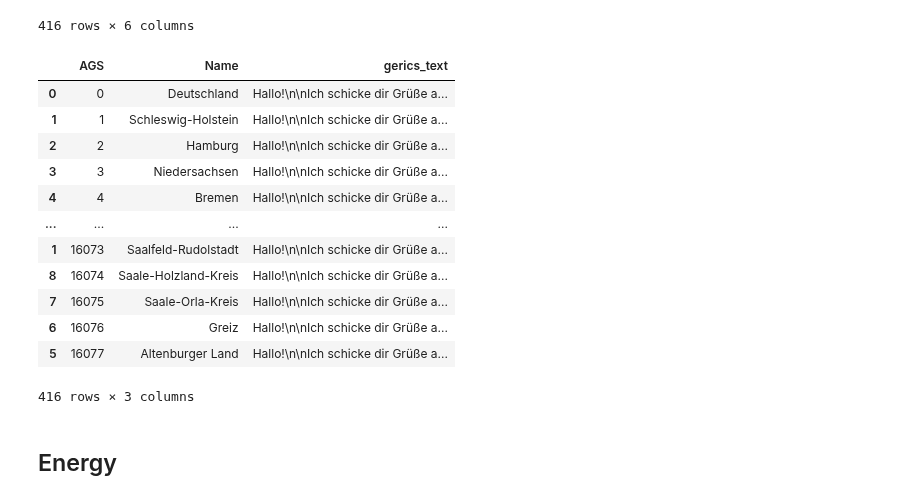
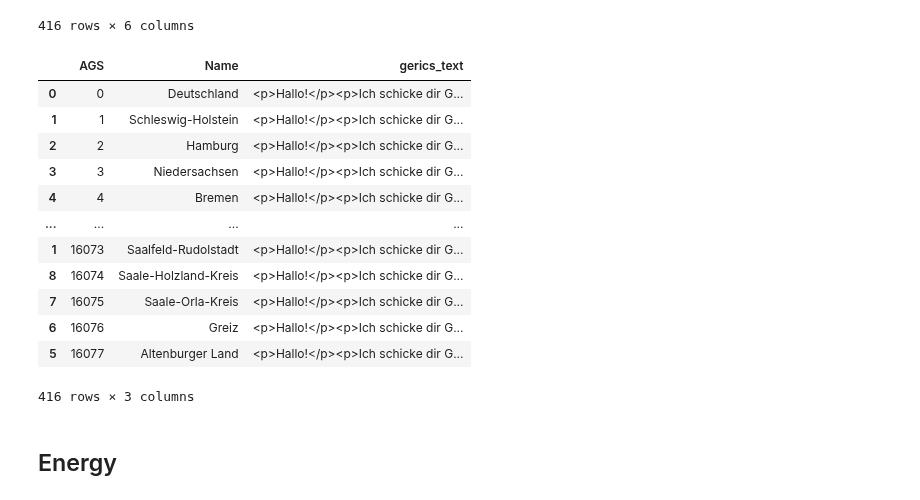
Before and after one commit to uclab-potsdam/klimataz, a Jupyter notebook: data/final_postcard_text.ipynb, the cells around one changed output. Drawn from its saved outputs; the diff is of its cells as text; code cells hidden in the pictures.

```diff
--- a/data/final_postcard_text.ipynb
+++ b/data/final_postcard_text.ipynb
@@ -71,22 +71,22 @@ gerics_df
 # %%
 #create base dataframe for postcard texts
 postcards_df = gerics_df[['AGS','Name']].copy()
-postcards_df['gerics_text'] = gerics_df.agg(lambda x: f'''Hallo!\n\nIch schicke dir Grüße aus dem schönen <span className='location-name'>{x['Name']}</span>. Derzeit wird es hier an durchschnittlich <span className="gerics-data">{str(round(x['1971-2000'],1)).replace(".", ",")} Tagen</span> im Jahr über 30 Grad, aber wenn wir so weitermachen, könnten es Mitte des Jahrhunderts schon <span className="gerics-data">{str(round(x['2036-2065'],1)).replace(".", ",")}</span> sein. <span className="gerics-data">{round(x['percentage change'])} Prozent mehr!</span>\n\n''',
+postcards_df['gerics_text'] = gerics_df.agg(lambda x: f'''<p>Hallo!</p><p>Ich schicke dir Grüße aus dem schönen <span className='location-name'>{x['Name']}</span>. Derzeit wird es hier an durchschnittlich <span className="gerics-data">{str(round(x['1971-2000'],1)).replace(".", ",")} Tagen</span> im Jahr über 30 Grad, aber wenn wir so weitermachen, könnten es Mitte des Jahrhunderts schon <span className="gerics-data">{str(round(x['2036-2065'],1)).replace(".", ",")}</span> sein. <span className="gerics-data">{round(x['percentage change'])} Prozent mehr!</span></p><p>''',
                                             axis=1)
 postcards_df
 # %% [output]
 |  | AGS | Name | gerics_text |
-| 0 | 0 | Deutschland | Hallo!\n\nIch schicke dir Grüße a... |
-| 1 | 1 | Schleswig-Holstein | Hallo!\n\nIch schicke dir Grüße a... |
-| 2 | 2 | Hamburg | Hallo!\n\nIch schicke dir Grüße a... |
-| 3 | 3 | Niedersachsen | Hallo!\n\nIch schicke dir Grüße a... |
-| 4 | 4 | Bremen | Hallo!\n\nIch schicke dir Grüße a... |
+| 0 | 0 | Deutschland | <p>Hallo!</p><p>Ich schicke dir G... |
+| 1 | 1 | Schleswig-Holstein | <p>Hallo!</p><p>Ich schicke dir G... |
+| 2 | 2 | Hamburg | <p>Hallo!</p><p>Ich schicke dir G... |
+| 3 | 3 | Niedersachsen | <p>Hallo!</p><p>Ich schicke dir G... |
+| 4 | 4 | Bremen | <p>Hallo!</p><p>Ich schicke dir G... |
 | ... | ... | ... | ... |
-| 1 | 16073 | Saalfeld-Rudolstadt | Hallo!\n\nIch schicke dir Grüße a... |
-| 8 | 16074 | Saale-Holzland-Kreis | Hallo!\n\nIch schicke dir Grüße a... |
-| 7 | 16075 | Saale-Orla-Kreis | Hallo!\n\nIch schicke dir Grüße a... |
-| 6 | 16076 | Greiz | Hallo!\n\nIch schicke dir Grüße a... |
-| 5 | 16077 | Altenburger Land | Hallo!\n\nIch schicke dir Grüße a... |
+| 1 | 16073 | Saalfeld-Rudolstadt | <p>Hallo!</p><p>Ich schicke dir G... |
+| 8 | 16074 | Saale-Holzland-Kreis | <p>Hallo!</p><p>Ich schicke dir G... |
+| 7 | 16075 | Saale-Orla-Kreis | <p>Hallo!</p><p>Ich schicke dir G... |
+| 6 | 16076 | Greiz | <p>Hallo!</p><p>Ich schicke dir G... |
+| 5 | 16077 | Altenburger Land | <p>Hallo!</p><p>Ich schicke dir G... |
 416 rows × 3 columns
 # %% [markdown]
 ## Energy
```
Also changed, not shown: parts of 25 cells of this notebook, 11 other files.
